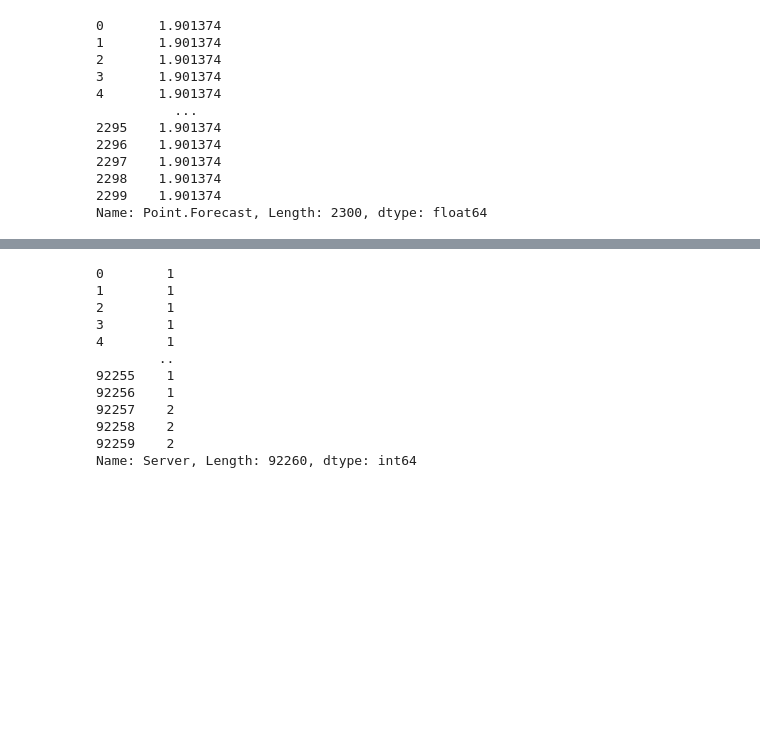
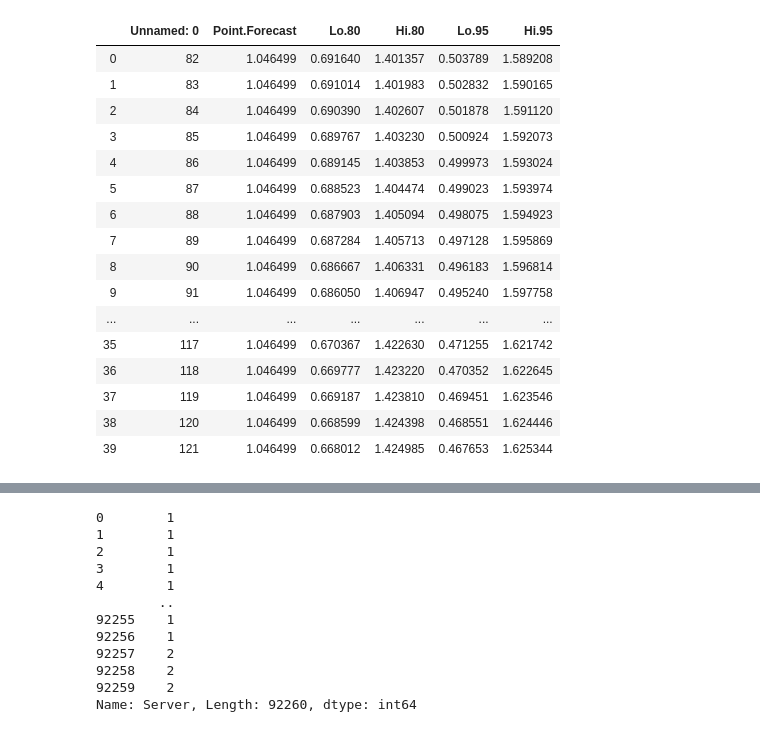
Before and after one commit to valet-tool/valet-tool, a Jupyter notebook: ArimaScripts/arima3short.ipynb, the cells around one changed output, grey strips where cells are left out. Cells and saved outputs as stored; diff of their text form; code cells hidden in the pictures; blank space fills up the shorter version.

Commit message:
Arima Prediction had bugs. they are fixed.

```diff
--- a/ArimaScripts/arima3short.ipynb
+++ b/ArimaScripts/arima3short.ipynb
@@ -12,14 +12,14 @@ lists2t1pl = pd.read_csv("c:/MachineLearningWork/news2t1pL.csv")
 lists2t1pc = pd.read_csv("c:/MachineLearningWork/news2t1pc.csv")
 lists3t1pl = pd.read_csv("c:/MachineLearningWork/news3t1pL.csv")
 lists3t1pc = pd.read_csv("c:/MachineLearningWork/news3t1pC.csv")
-listt2pl = pd.read_csv("c:/MachineLearningWork/t2pL.csv")
-listt2pc = pd.read_csv("c:/MachineLearningWork/t2pC.csv")
-listt3pl = pd.read_csv("c:/MachineLearningWork/t3pL.csv")
-listt3pc = pd.read_csv("c:/MachineLearningWork/t3pC.csv")
-listt4pl = pd.read_csv("c:/MachineLearningWork/t4pL.csv")
-listt4pc = pd.read_csv("c:/MachineLearningWork/t4pC.csv")
-listt5pl = pd.read_csv("c:/MachineLearningWork/t5pL.csv")
-listt5pc = pd.read_csv("c:/MachineLearningWork/t5pC.csv")
+listt2pl = pd.read_csv("c:/MachineLearningWork/newt2pL.csv")
+listt2pc = pd.read_csv("c:/MachineLearningWork/newt2pC.csv")
+listt3pl = pd.read_csv("c:/MachineLearningWork/newt3pL.csv")
+listt3pc = pd.read_csv("c:/MachineLearningWork/newt3pC.csv")
+listt4pl = pd.read_csv("c:/MachineLearningWork/newt4pL.csv")
+listt4pc = pd.read_csv("c:/MachineLearningWork/newt4pC.csv")
+listt5pl = pd.read_csv("c:/MachineLearningWork/newt5pL.csv")
+listt5pc = pd.read_csv("c:/MachineLearningWork/newt5pC.csv")
 #lists8t1pl = pd.read_csv("c:/MachineLearningWork/s8t1pL.csv")
 #lists8t1pc = pd.read_csv("c:/MachineLearningWork/s8t1pC.csv")
 list = pd.read_csv("c:/MachineLearningWork/tva_output.csv")
@@ -46,3 +42,23 @@ lists3t1pc
+# %%
+listt5pl
+# %% [output]
+|  | Unnamed: 0 | Point.Forecast | Lo.80 | Hi.80 | Lo.95 | Hi.95 |
+| 0 | 82 | 1.046499 | 0.691640 | 1.401357 | 0.503789 | 1.589208 |
+| 1 | 83 | 1.046499 | 0.691014 | 1.401983 | 0.502832 | 1.590165 |
+| 2 | 84 | 1.046499 | 0.690390 | 1.402607 | 0.501878 | 1.591120 |
+| 3 | 85 | 1.046499 | 0.689767 | 1.403230 | 0.500924 | 1.592073 |
+| 4 | 86 | 1.046499 | 0.689145 | 1.403853 | 0.499973 | 1.593024 |
+| 5 | 87 | 1.046499 | 0.688523 | 1.404474 | 0.499023 | 1.593974 |
+| 6 | 88 | 1.046499 | 0.687903 | 1.405094 | 0.498075 | 1.594923 |
+| 7 | 89 | 1.046499 | 0.687284 | 1.405713 | 0.497128 | 1.595869 |
+| 8 | 90 | 1.046499 | 0.686667 | 1.406331 | 0.496183 | 1.596814 |
+| 9 | 91 | 1.046499 | 0.686050 | 1.406947 | 0.495240 | 1.597758 |
+| ... | ... | ... | ... | ... | ... | ... |
+| 35 | 117 | 1.046499 | 0.670367 | 1.422630 | 0.471255 | 1.621742 |
+| 36 | 118 | 1.046499 | 0.669777 | 1.423220 | 0.470352 | 1.622645 |
+| 37 | 119 | 1.046499 | 0.669187 | 1.423810 | 0.469451 | 1.623546 |
+| 38 | 120 | 1.046499 | 0.668599 | 1.424398 | 0.468551 | 1.624446 |
+| 39 | 121 | 1.046499 | 0.668012 | 1.424985 | 0.467653 | 1.625344 |
 # %%
 s1t1_predict_l = lists1t1pl.iloc[:, 1]
 s1t1_predict_c = lists1t1pc.iloc[:, 1]
@@ -61,17 +77,2 @@ t5_predict_c = listt2pc.iloc[:, 1]
 #s8t1_predict_l = lists8t1pl.iloc[:, 1]
 #s8t1_predict_c = lists8t1pc.iloc[:, 1]
-# %%
-t5_predict_c
-# %% [output]
-0       1.901374
-1       1.901374
-2       1.901374
-3       1.901374
-4       1.901374
-          ...
-2295    1.901374
-2296    1.901374
-2297    1.901374
-2298    1.901374
-2299    1.901374
-Name: Point.Forecast, Length: 2300, dtype: float64
```
Also changed, not shown: parts of 5 cells of this notebook, 3 other files.
